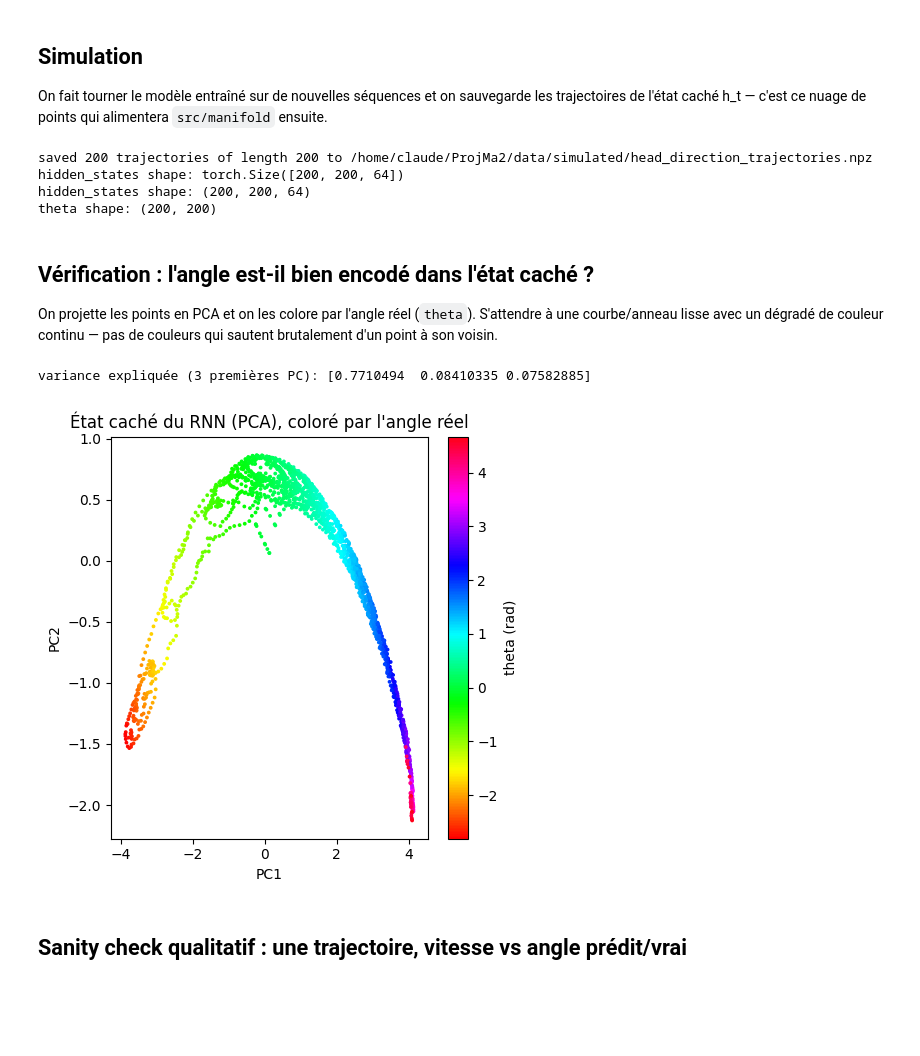
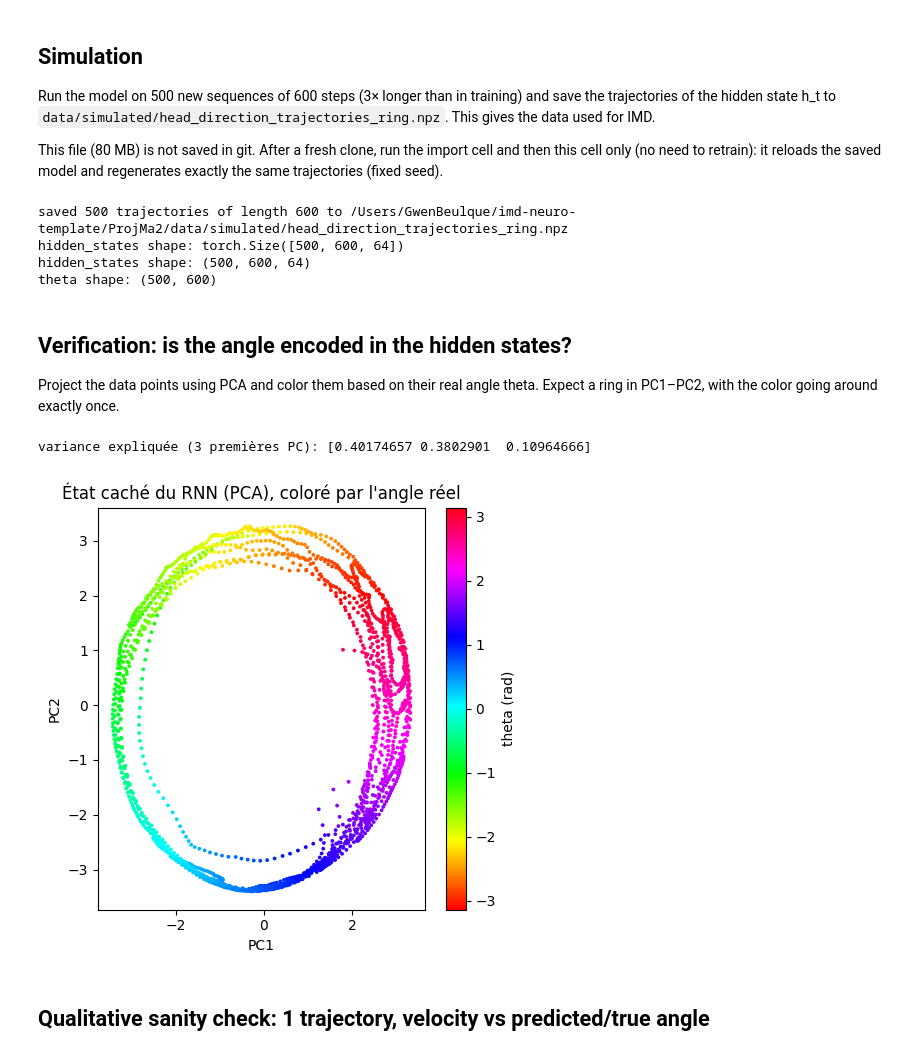
Before and after one commit to itiskawa/imd-neuro-template, a Jupyter notebook: ProjMa2/notebooks/01_train_rnn.ipynb, the cells around one changed output. Saved outputs shown, nothing was run; the diff lists cells and outputs as text; code cells hidden in the pictures; blank space fills up the shorter version.

```diff
--- a/ProjMa2/notebooks/01_train_rnn.ipynb
+++ b/ProjMa2/notebooks/01_train_rnn.ipynb
@@ -30,5 +39,7 @@ Quelques milliers de pas suffisent (loss doit tomber vers ~1e-4).
 # %%
-model, losses = train(n_steps=3000, log_every=300)
+RANDOM_THETA0 = True
+
+model, losses = train(n_steps=3000, seq_len=200, log_every=300, random_theta0=RANDOM_THETA0)
 
 plt.figure(figsize=(5,3))
 plt.plot(losses)
@@ -55,41 +66,43 @@ saved trained model to /home/claude/ProjMa2/results/models/head_direction_rnn.pt
 # %% [markdown]
 ## Simulation
 
-On fait tourner le modèle entraîné sur de nouvelles séquences et on sauvegarde les trajectoires de l'état caché h_t — c'est ce nuage de points qui alimentera `src/manifold` ensuite.
+Run the model on 500 new sequences of 600 steps (3× longer than in training) and save the trajectories of the hidden state h_t to `data/simulated/head_direction_trajectories_ring.npz`. This gives the data used for IMD.
+
+This file (80 MB) is not saved in git. After a fresh clone, run the import cell and then this cell only (no need to retrain): it reloads the saved model and regenerates exactly the same trajectories (fixed seed).
 # %%
-hidden_states, theta = simulate(n_sequences=200, seq_len=200)
+hidden_states, theta = simulate(n_sequences=500, seq_len=600, random_theta0=RANDOM_THETA0)
 print("hidden_states shape:", hidden_states.shape)  # (n_sequences, seq_len, hidden_size)
 print("theta shape:", theta.shape)
 # %% [output]
-saved 200 trajectories of length 200 to /home/claude/ProjMa2/data/simulated/head_direction_trajectories.npz
-hidden_states shape: torch.Size([200, 200, 64])
-hidden_states shape: (200, 200, 64)
-theta shape: (200, 200)
+saved 500 trajectories of length 600 to /Users/GwenBeulque/imd-neuro-template/ProjMa2/data/simulated/head_direction_trajectories_ring.npz
+hidden_states shape: torch.Size([500, 600, 64])
+hidden_states shape: (500, 600, 64)
+theta shape: (500, 600)
 # %% [markdown]
-## Vérification : l'angle est-il bien encodé dans l'état caché ?
+## Verification: is the angle encoded in the hidden states?
 
-On projette les points en PCA et on les colore par l'angle réel (`theta`). S'attendre à une courbe/anneau lisse avec un dégradé de couleur continu — pas de couleurs qui sautent brutalement d'un point à son voisin.
+Project the data points using PCA and color them based on their real angle theta. Expect a ring in PC1–PC2, with the color going around exactly once.
 # %%
 h_flat = hidden_states.reshape(-1, hidden_states.shape[-1])
-theta_flat = theta.reshape(-1)
+theta_flat = np.angle(np.exp(1j * theta.reshape(-1)))  # cap replié dans [-pi, pi) pour la couleur
 
 pca = PCA(n_components=3)
 h_pca = pca.fit_transform(h_flat)
 print("variance expliquée (3 premières PC):", pca.explained_variance_ratio_)
 
 fig, ax = plt.subplots(figsize=(5, 5))
 sc = ax.scatter(h_pca[:2000, 0], h_pca[:2000, 1], c=theta_flat[:2000], cmap="hsv", s=3)
 ax.set_xlabel("PC1")
 ax.set_ylabel("PC2")
 ax.set_title("État caché du RNN (PCA), coloré par l'angle réel")
 plt.colorbar(sc, label="theta (rad)")
 plt.tight_layout()
 plt.show()
 # %% [output]
-variance expliquée (3 premières PC): [0.7710494  0.08410335 0.07582885]
+variance expliquée (3 premières PC): [0.40174657 0.3802901  0.10964666]
-[figure, old version]
+[figure, new version]
 # %% [markdown]
-## Sanity check qualitatif : une trajectoire, vitesse vs angle prédit/vrai
+## Qualitative sanity check: 1 trajectory, velocity vs predicted/true angle
 # %%
 import torch
 
```
Also changed, not shown: parts of 7 cells of this notebook, 13 other files.
